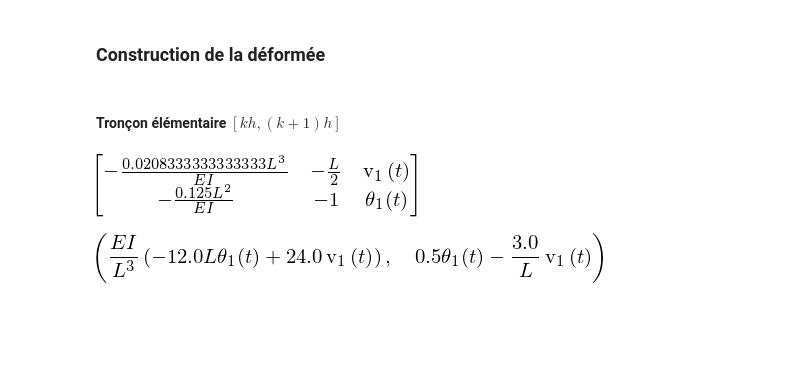
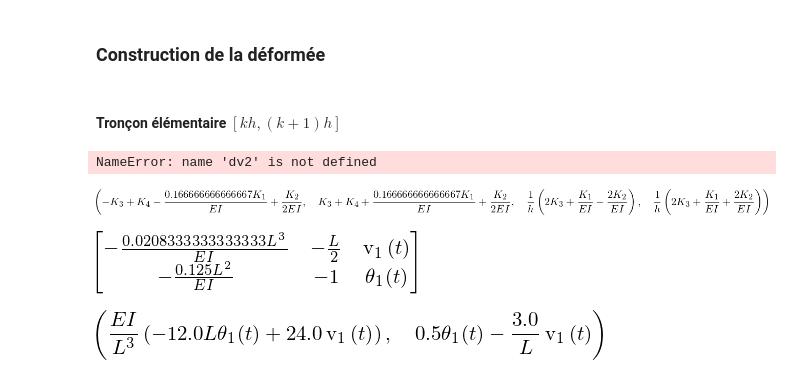
Before and after one commit to JohnMada/dm2vibration, a Jupyter notebook: codes/dm2_nddl_symb.ipynb, the cells around one changed output. Drawn from its saved outputs; the diff is of its cells as text; code cells hidden in the pictures; blank space fills up the shorter version.

Commit message:
Trouvé avec python la déformée d'un tronçon de poutre dans le repère locale

```diff
--- a/codes/dm2_nddl_symb.ipynb
+++ b/codes/dm2_nddl_symb.ipynb
@@ -26,16 +26,24 @@ from sympy.interactive.printing import init_printing
 init_printing(use_unicode=False, wrap_line=False, no_global=True) ## Rend les résultats symboliques plus lisibles
 
 from sympy.abc import (x, t, lamda, mu, nu, rho, phi, psi, delta)
-x,t = sy.symbols('x t')
+xi, x,t = sy.symbols('xi x t')
 omega = sy.symbols('omega')
 
+EI, S, L = sy.symbols('EI S L')
+rho, M, Iz = sy.symbols('rho M I_z')
+h = sy.symbols('h') # longueur d'un element
+
+# degres de libertés
+# noeud n1
 v1 = sy.Function('v_1')
 theta1 = sy.Function('theta_1') # degres de libertes
 v1p = sy.diff(v1(t), t) # vitesse de translation au noeud
 theta1p = sy.diff(theta1(t), t) # vitesse de rotation au noeud
-
-EI, S, L = sy.symbols('EI S L')
-rho, M, Iz = sy.symbols('rho M I_z')
+# noeud n2
+v2 = sy.Function('v_2')
+theta2 = sy.Function('theta_2') # degres de libertes
+v2p = sy.diff(v2(t), t) # vitesse de translation au noeud
+theta2p = sy.diff(theta2(t), t) # vitesse de rotation au noeud
 # %% [markdown]
 ### Construction de la déformée
 # %% [markdown]
@@ -66,3 +51,53 @@ Vpoint = sy.diff(V, t) # dV/dx = theta(x)
+# %%
+K1, K2, K3, K4 = sy.symbols('K_1 K_2 K_3 K_4')
+
+V = 1/6*K1/EI*xi**3 + K2/2/EI*xi**2 + K3*xi + K4 # Deplacement dans l'élément gauche de la poutre
+Vprime = 2/h*sy.diff(V, xi) # dV/dxi = theta(xi)
+# Resolution de K1 et K2 en fonctions des deplacements nodaux theta et v:
+# noeud n2
+V2 = V.subs([(xi, 1)]) # translation au noeud n2
+dV2 = Vprime.expand().subs([(xi, 1)]) # rotation au noeud n2
+# noeud n1
+V1 = V.subs([(xi, -1)]) # translation au noeud n1
+dV1 = Vprime.subs([(xi, -1)]).expand() # rotation au noeud n1
+
+a11 = V1.collect((K1,K2,K3,K4), evaluate = False)[K1]
+a12 = V1.collect((K1,K2,K3,K4), evaluate = False)[K2]
+a13 = V1.collect((K1,K2,K3,K4), evaluate = False)[K3]
+a14 = V1.collect((K1,K2,K3,K4), evaluate = False)[K4]
+
+a21 = dV1.collect((K1,K2,K3,K4), evaluate = False)[K1]
+a22 = dV1.collect((K1,K2,K3,K4), evaluate = False)[K2]
+a23 = dV1.collect((K1,K2,K3,K4), evaluate = False)[K3]
+#a24 = dV2.collect((K1,K2,K3,K4), evaluate = False)[K4]
+a24 = 0
+
+a31 = V2.collect((K1,K2,K3,K4), evaluate = False)[K1]
+a32 = V2.collect((K1,K2,K3,K4), evaluate = False)[K2]
+a33 = V2.collect((K1,K2,K3,K4), evaluate = False)[K3]
+a34 = 0 #dV2.collect((K1,K2,K3,K4), evaluate = False)[K4]
+
+a41 = dV2.collect((K1,K2,K3,K4), evaluate = False)[K1]
+a42 = dV2.collect((K1,K2,K3,K4), evaluate = False)[K2]
+a43 = dV2.collect((K1,K2,K3,K4), evaluate = False)[K3]
+a44 = 0 #dV2.collect((K1,K2,K3,K4), evaluate = False)[K4]
+
+AB = sy.Matrix([[a11, a12, a13, a14, v1(t)],[a21, a22, a22, a23, a24, theta1(t)],[a31, a32, a33, a34, v2(t)], [a41, a42, a43, a44, theta2(t)] ])
+Ki = sy.solve_linear_system(AB, K1, K2, K3, K4)
+K1, K2, K3, K4 = Ki[K1], Ki[K2], Ki[K3], Ki[K4]
+"""
+# Forme finale du deplacement
+V = V.subs([('K_1',K1),('K_2',K2)])
+V = V.expand().collect((v1(t),theta1(t)))
+Vpoint = sy.diff(V, t) # dV/dx = theta(x)
+#v = V*sy.exp(I*omega*t) # v(x,t)
+"""
+# %% [output]
+NameError: name 'dv2' is not defined
+# %%
+V1, V2, dV1, dV2
+# %% [output]
+[figure, added]
 # %%
 AB
 # %% [output]
```
Also changed, not shown: parts of 3 cells of this notebook.
